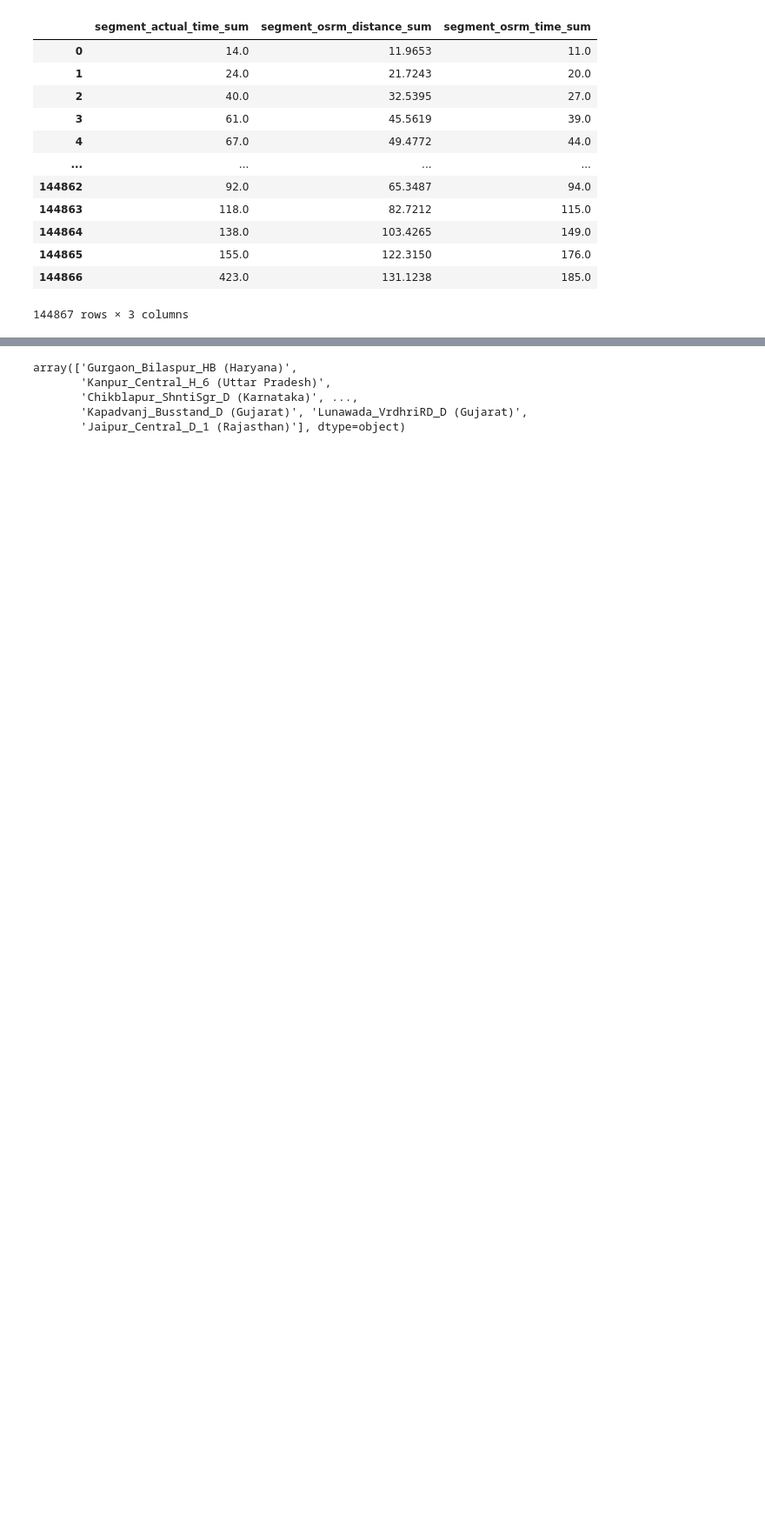
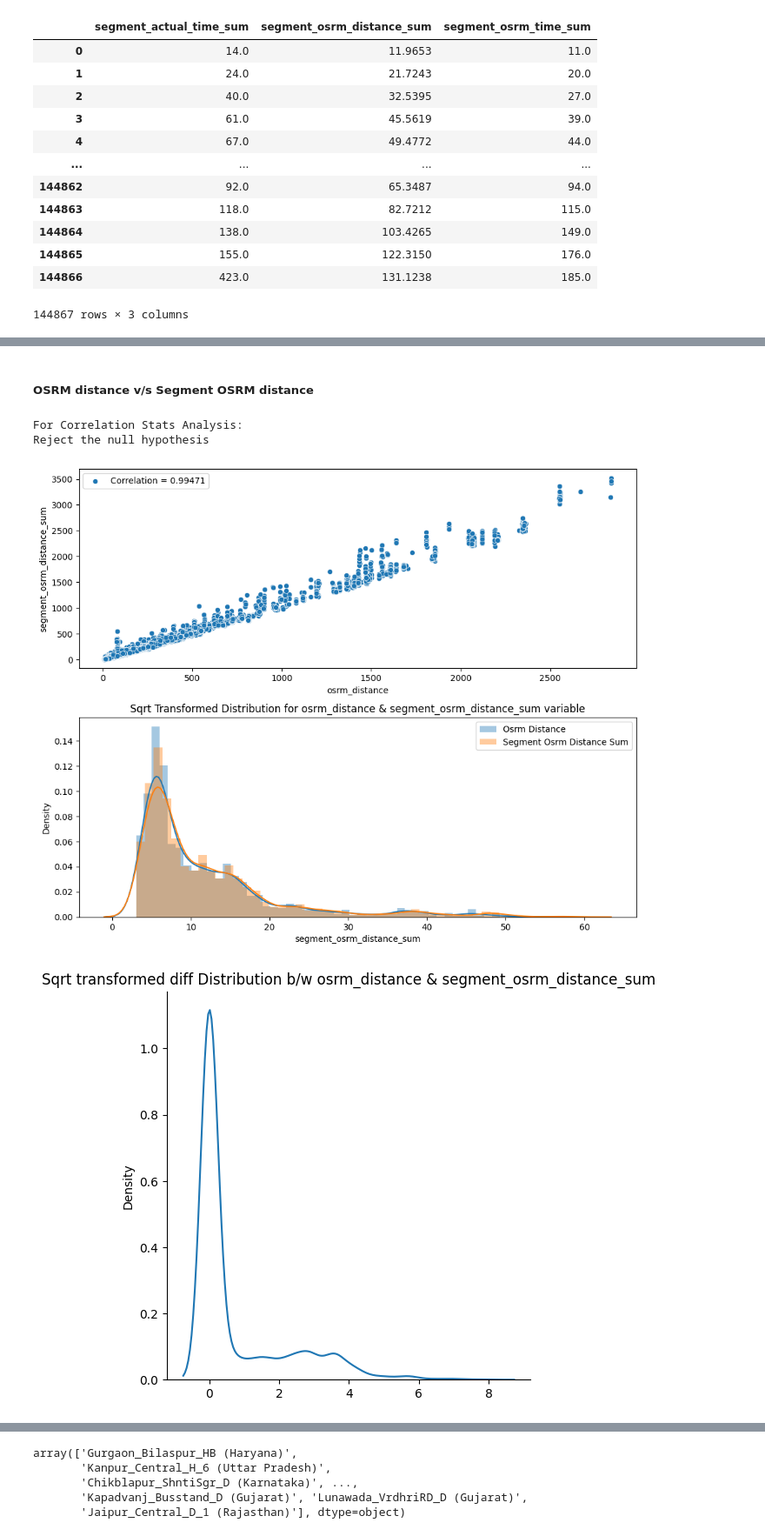
Before and after one commit to trehansalil/delhivery_analysis, a Jupyter notebook: analysis.ipynb, the cells around one changed output, grey strips where cells are left out. Shown at 87% size. Cells and saved outputs as stored; diff of their text form; code cells hidden in the pictures; blank space fills up the shorter version.

```diff
--- a/analysis.ipynb
+++ b/analysis.ipynb
@@ -358,0 +596,12 @@ trip['destination_center_alpha_id'] = trip['destination_center'].apply(lambda x:
+# %% [markdown]
+##### OSRM distance v/s Segment OSRM distance
+# %%
+viz_analysis_nums(x='osrm_distance', y='segment_osrm_distance_sum', trans_meth = 'sqrt')
+
+# osrm_distance & segment_osrm_distance_sum have a very high correlation
+# and seem to be highly collinear/interdependent features
+# %% [output]
+For Correlation Stats Analysis:
+Reject the null hypothesis
+[figure, added]
+[figure, added]
```
Also changed, not shown: parts of 30 cells of this notebook.
